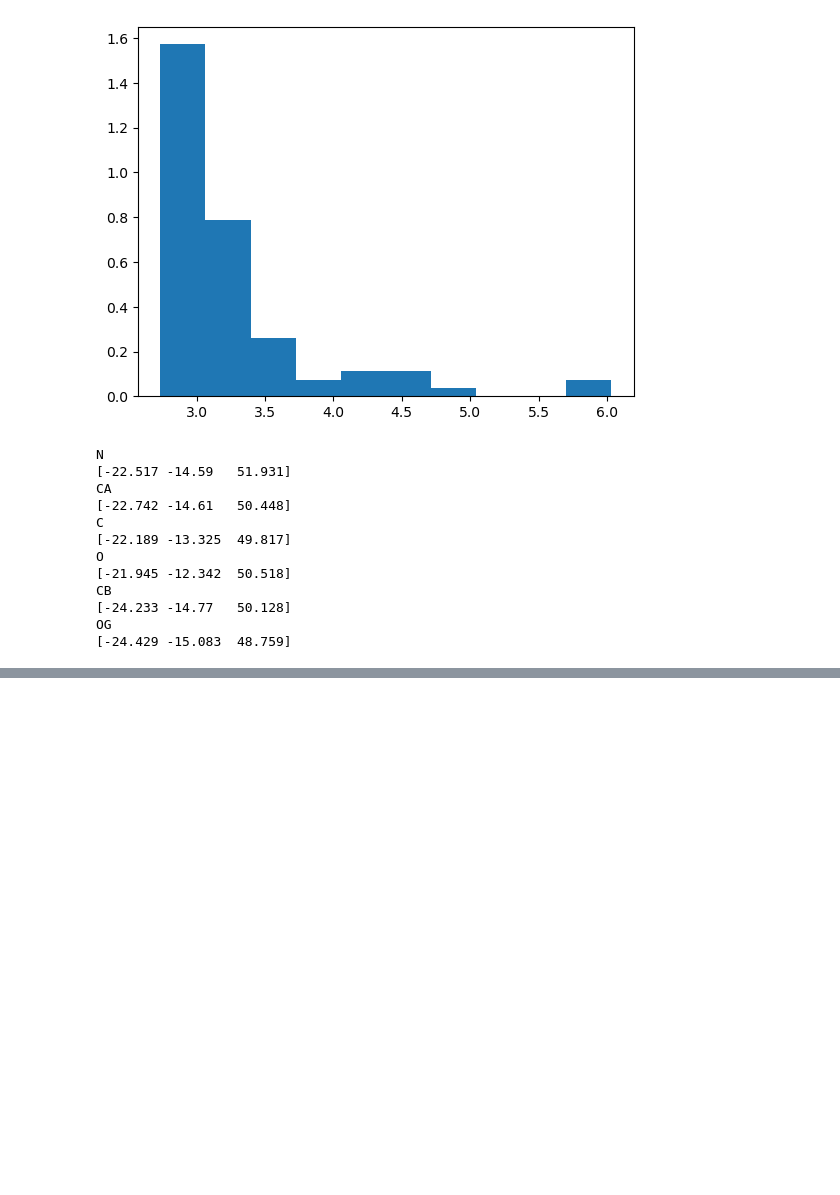
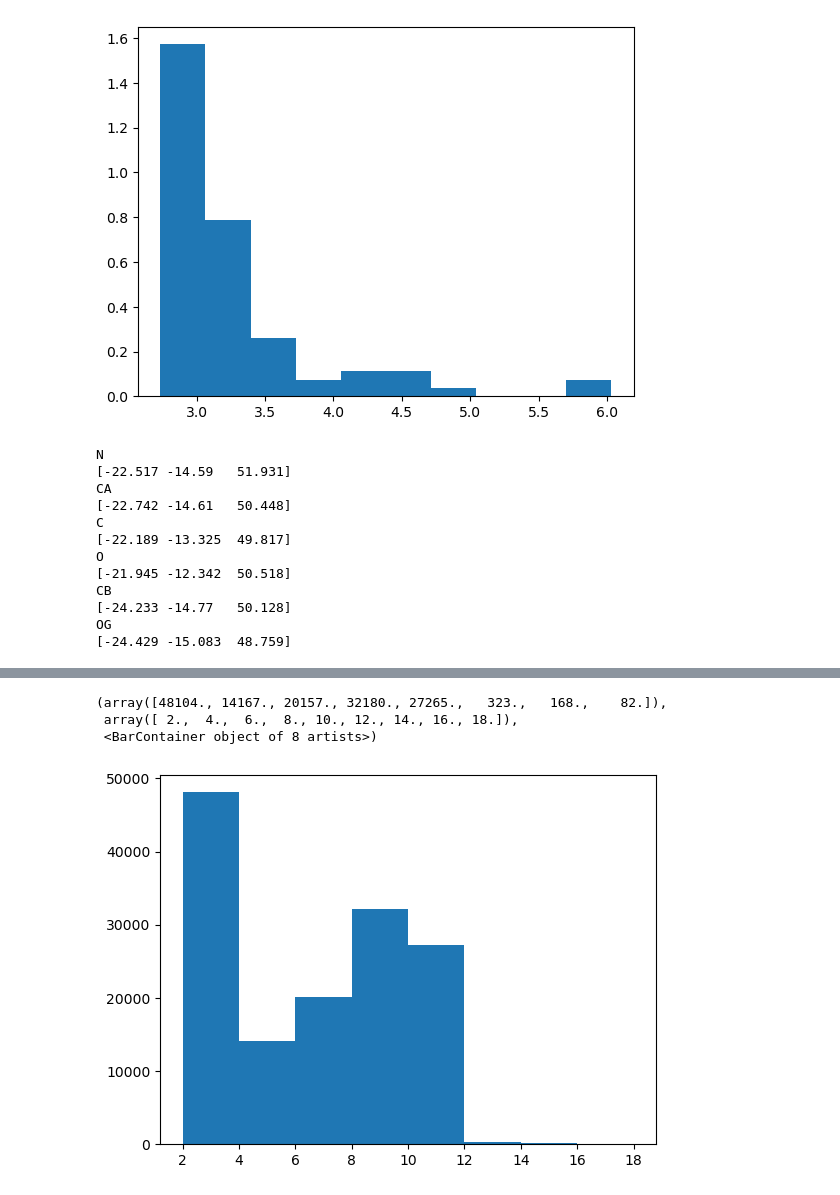
Before and after one commit to Q-Bach/SSBI, a Jupyter notebook: A03/test.ipynb, the cells around one changed output, grey strips where cells are left out. Cells and saved outputs as stored; diff of their text form; code cells hidden in the pictures; blank space fills up the shorter version.

```diff
--- a/A03/test.ipynb
+++ b/A03/test.ipynb
@@ -346,0 +491,7 @@ B
+# %%
+plt.hist(distances,bins=[i for i in np.arange(2,20,2)])
+# %% [output]
+(array([48104., 14167., 20157., 32180., 27265.,   323.,   168.,    82.]),
+ array([ 2.,  4.,  6.,  8., 10., 12., 14., 16., 18.]),
+ <BarContainer object of 8 artists>)
+[figure, added]
```
Also changed, not shown: parts of 26 cells of this notebook.
